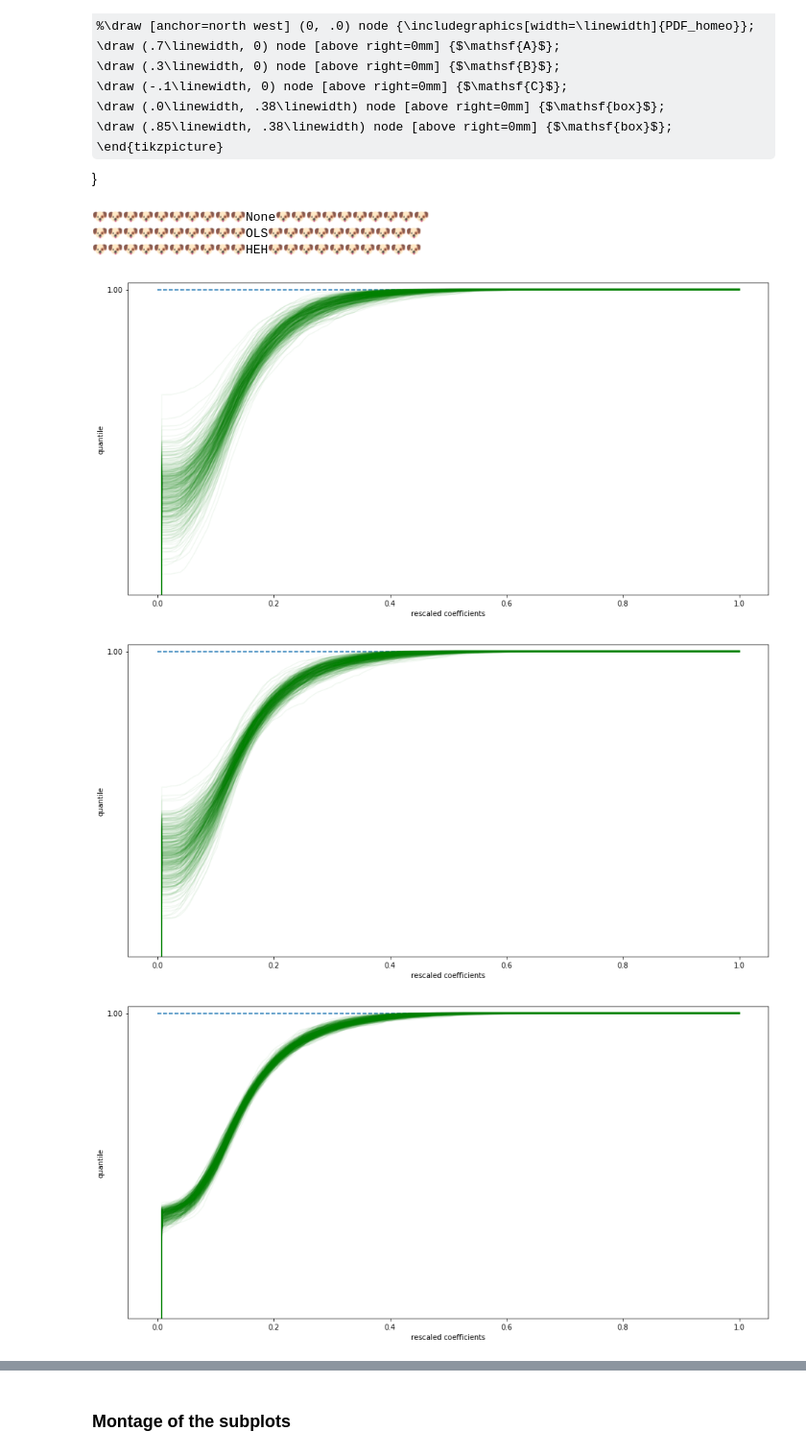
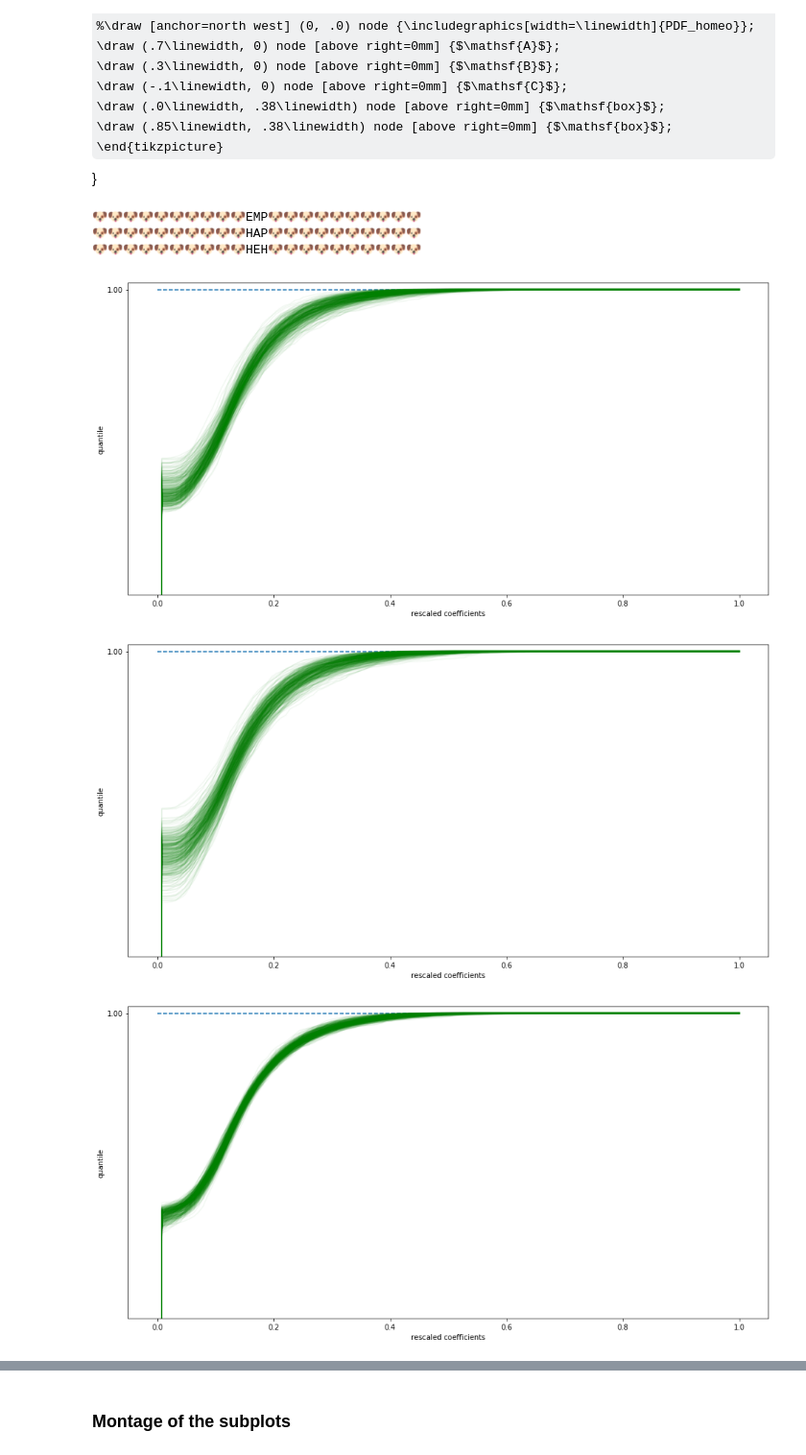
Before and after one commit to SpikeAI/HULK, a Jupyter notebook: Annex.ipynb, the cells around one changed output, grey strips where cells are left out. Shown at 96% size. Cells and saved outputs as stored; diff of their text form; code cells hidden in the pictures; some formulas as TeX source.

Commit message:
thursday : legends + fig2 panel B

```diff
--- a/Annex.ipynb
+++ b/Annex.ipynb
@@ -271,18 +271,16 @@ figure_map.tiff TIFF 5400x2178 5400x2178+0+0 8-bit sRGB 1.91923MiB 0.000u 0:00.0
 fname = 'figure_HEH'
 # %%
 list_figures = ['show_Pcum']
-pname = '/tmp/panel_A' #pname = fname + '_A'
 
-hl, hs = 10*'🐶', 10*''
 dico = {}
 for homeo_method in homeo_methods:
     print(hl + hs + homeo_method + hs + hl)
     shl = SHL(homeo_method=homeo_method)
     dico[homeo_method] = shl.learn_dico(data=data, list_figures=list_figures, matname=tag + '_' + homeo_method)
 # %% [output]
-🐶🐶🐶🐶🐶🐶🐶🐶🐶🐶None🐶🐶🐶🐶🐶🐶🐶🐶🐶🐶
-🐶🐶🐶🐶🐶🐶🐶🐶🐶🐶OLS🐶🐶🐶🐶🐶🐶🐶🐶🐶🐶
+🐶🐶🐶🐶🐶🐶🐶🐶🐶🐶EMP🐶🐶🐶🐶🐶🐶🐶🐶🐶🐶
+🐶🐶🐶🐶🐶🐶🐶🐶🐶🐶HAP🐶🐶🐶🐶🐶🐶🐶🐶🐶🐶
 🐶🐶🐶🐶🐶🐶🐶🐶🐶🐶HEH🐶🐶🐶🐶🐶🐶🐶🐶🐶🐶
-[figure, old version]
+[figure, new version]
-[figure, old version]
+[figure, new version]
 [figure]
```
Also changed, not shown: parts of 16 cells of this notebook, 3 other files.
